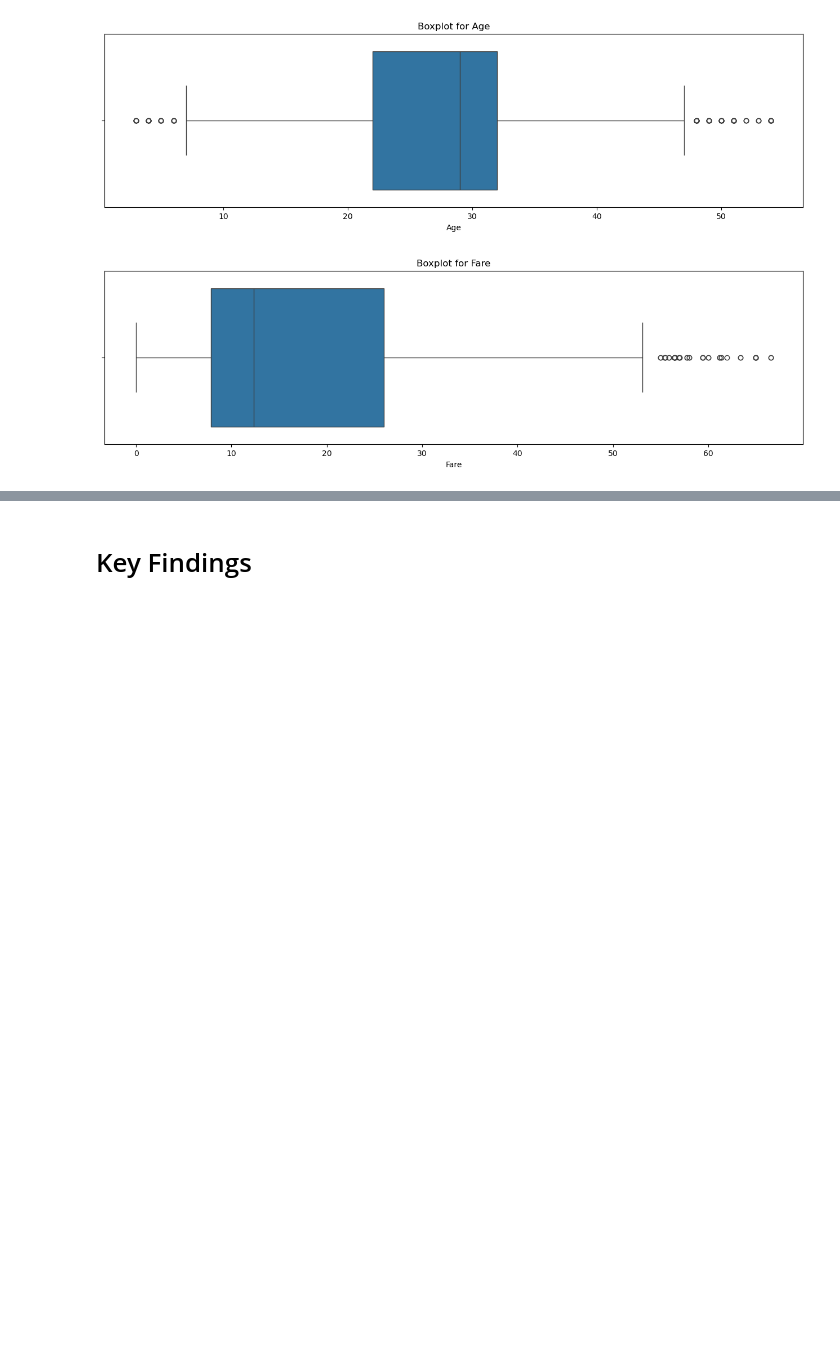
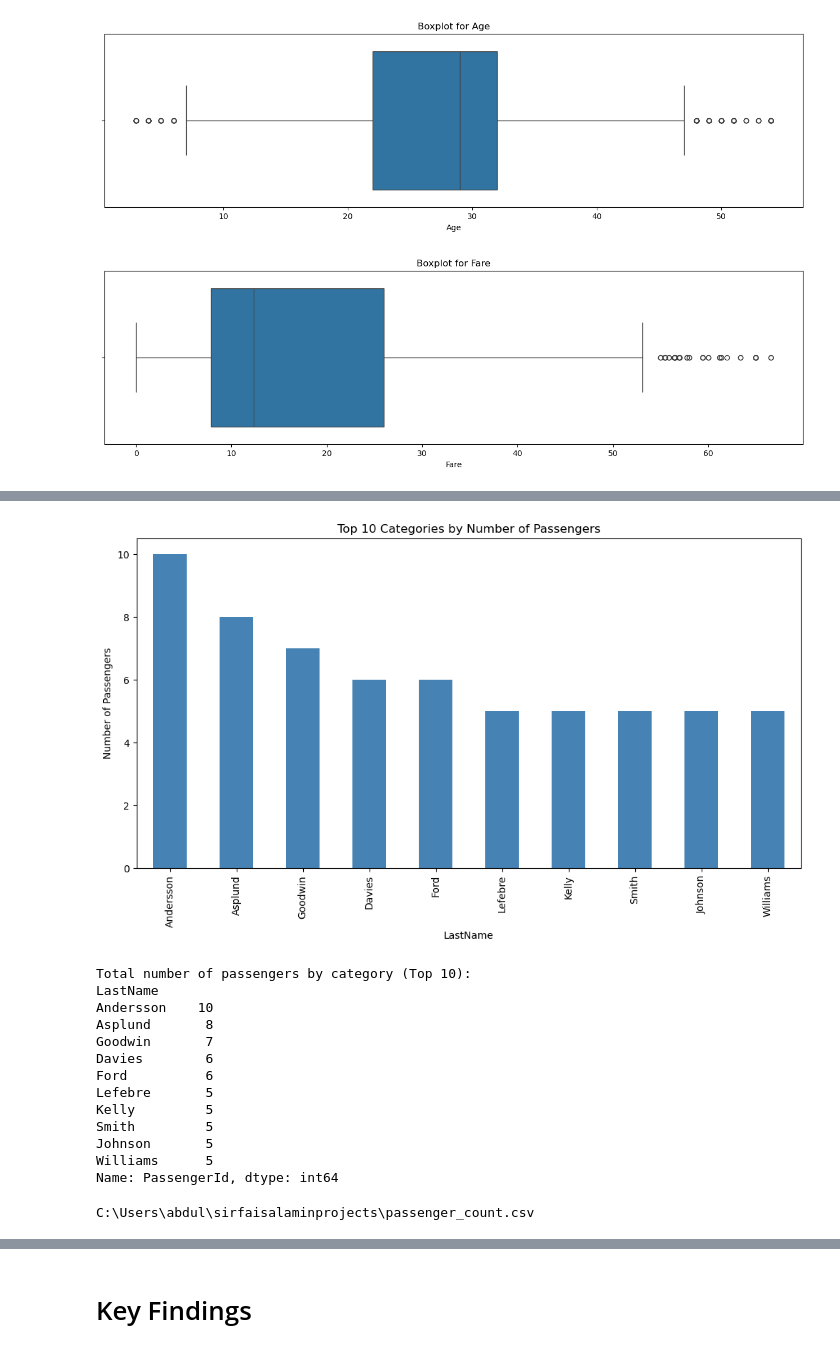
Before and after one commit to AbdullahJaffrey/DS-Innovators-Hub-----Data-World, a Jupyter notebook: Project1/TitanicEDA.ipynb, the cells around one changed output, grey strips where cells are left out. Drawn from its saved outputs; the diff is of its cells as text; code cells hidden in the pictures; blank space fills up the shorter version.

```diff
--- a/Project1/TitanicEDA.ipynb
+++ b/Project1/TitanicEDA.ipynb
@@ -537,0 +563,18 @@ C:\Users\abdul\sirfaisalaminprojects\passenger_count.csv
+# %%
+display(categorical_dropdown, analysis_dropdown, submit_button)
+# %% [output]
+[figure, added]
+Total number of passengers by category (Top 10):
+LastName
+Andersson    10
+Asplund       8
+Goodwin       7
+Davies        6
+Ford          6
+Lefebre       5
+Kelly         5
+Smith         5
+Johnson       5
+Williams      5
+Name: PassengerId, dtype: int64
+C:\Users\abdul\sirfaisalaminprojects\passenger_count.csv
```
Also changed, not shown: parts of 6 cells of this notebook, 3 other files.
